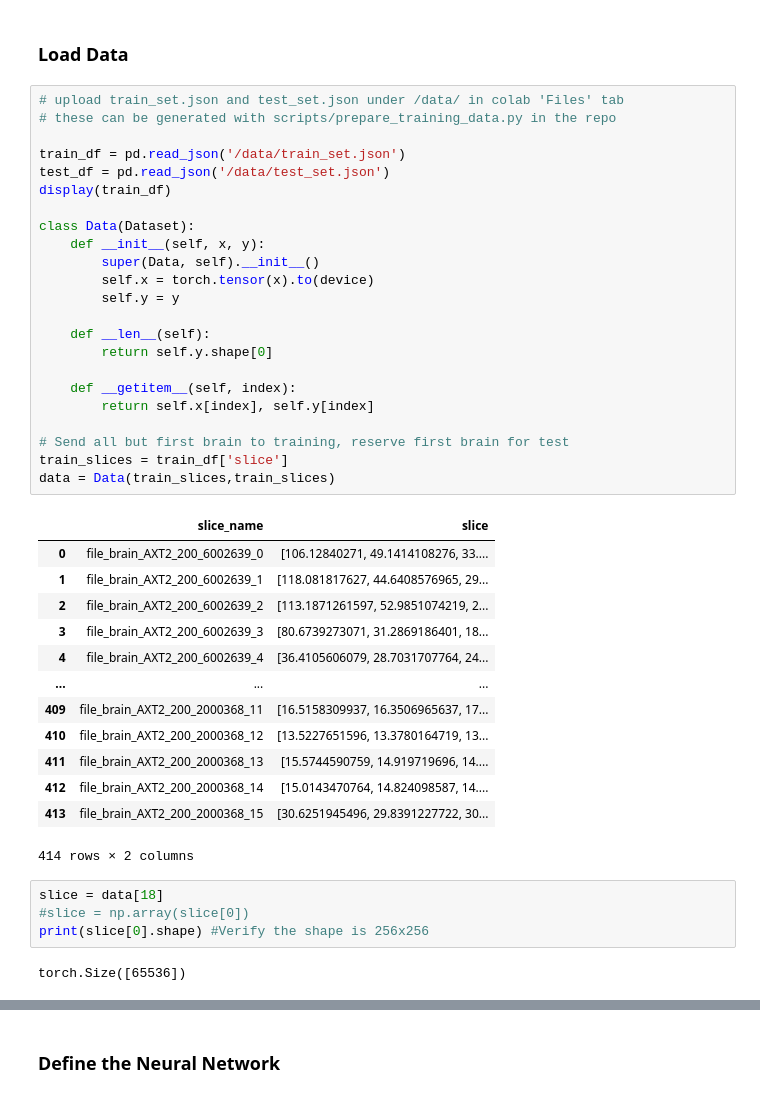
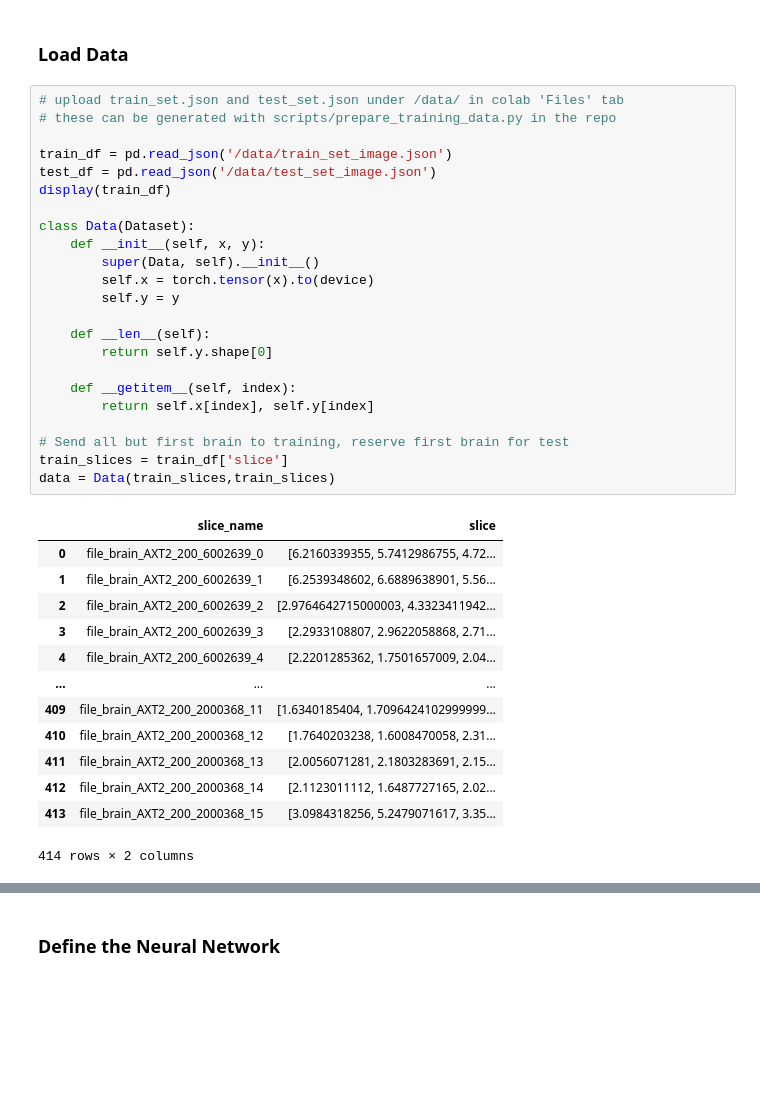
Before and after one commit to athornton1618/MRI_Compression, a Jupyter notebook: scripts/sparse_auto_encoder_cnn_colab.ipynb, the cells around one changed output, grey strips where cells are left out. Drawn from its saved outputs; the diff is of its cells as text; blank space fills up the shorter version.

```diff
--- a/scripts/sparse_auto_encoder_cnn_colab.ipynb
+++ b/scripts/sparse_auto_encoder_cnn_colab.ipynb
@@ -169,43 +169,37 @@ device = torch.device('cuda')
 # %%
 # upload train_set.json and test_set.json under /data/ in colab 'Files' tab
 # these can be generated with scripts/prepare_training_data.py in the repo
 
-train_df = pd.read_json('/data/train_set.json')
-test_df = pd.read_json('/data/test_set.json')
+train_df = pd.read_json('/data/train_set_image.json')
+test_df = pd.read_json('/data/test_set_image.json')
 display(train_df)
 
 class Data(Dataset):
     def __init__(self, x, y):
         super(Data, self).__init__()
         self.x = torch.tensor(x).to(device)
         self.y = y
 
     def __len__(self):
         return self.y.shape[0]
 
     def __getitem__(self, index):
         return self.x[index], self.y[index]
 
 # Send all but first brain to training, reserve first brain for test
 train_slices = train_df['slice']
 data = Data(train_slices,train_slices)
 # %% [output]
 |  | slice_name | slice |
-| 0 | file_brain_AXT2_200_6002639_0 | [106.12840271, 49.1414108276, 33.... |
-| 1 | file_brain_AXT2_200_6002639_1 | [118.081817627, 44.6408576965, 29... |
-| 2 | file_brain_AXT2_200_6002639_2 | [113.1871261597, 52.9851074219, 2... |
-| 3 | file_brain_AXT2_200_6002639_3 | [80.6739273071, 31.2869186401, 18... |
-| 4 | file_brain_AXT2_200_6002639_4 | [36.4105606079, 28.7031707764, 24... |
+| 0 | file_brain_AXT2_200_6002639_0 | [6.2160339355, 5.7412986755, 4.72... |
+| 1 | file_brain_AXT2_200_6002639_1 | [6.2539348602, 6.6889638901, 5.56... |
+| 2 | file_brain_AXT2_200_6002639_2 | [2.9764642715000003, 4.3323411942... |
+| 3 | file_brain_AXT2_200_6002639_3 | [2.2933108807, 2.9622058868, 2.71... |
+| 4 | file_brain_AXT2_200_6002639_4 | [2.2201285362, 1.7501657009, 2.04... |
 | ... | ... | ... |
-| 409 | file_brain_AXT2_200_2000368_11 | [16.5158309937, 16.3506965637, 17... |
-| 410 | file_brain_AXT2_200_2000368_12 | [13.5227651596, 13.3780164719, 13... |
-| 411 | file_brain_AXT2_200_2000368_13 | [15.5744590759, 14.919719696, 14.... |
-| 412 | file_brain_AXT2_200_2000368_14 | [15.0143470764, 14.824098587, 14.... |
-| 413 | file_brain_AXT2_200_2000368_15 | [30.6251945496, 29.8391227722, 30... |
+| 409 | file_brain_AXT2_200_2000368_11 | [1.6340185404, 1.7096424102999999... |
+| 410 | file_brain_AXT2_200_2000368_12 | [1.7640203238, 1.6008470058, 2.31... |
+| 411 | file_brain_AXT2_200_2000368_13 | [2.0056071281, 2.1803283691, 2.15... |
+| 412 | file_brain_AXT2_200_2000368_14 | [2.1123011112, 1.6487727165, 2.02... |
+| 413 | file_brain_AXT2_200_2000368_15 | [3.0984318256, 5.2479071617, 3.35... |
 414 rows × 2 columns
-# %%
-slice = data[18]
-#slice = np.array(slice[0])
-print(slice[0].shape) #Verify the shape is 256x256
-# %% [output]
-torch.Size([65536])
```
Also changed, not shown: parts of 11 cells of this notebook.
